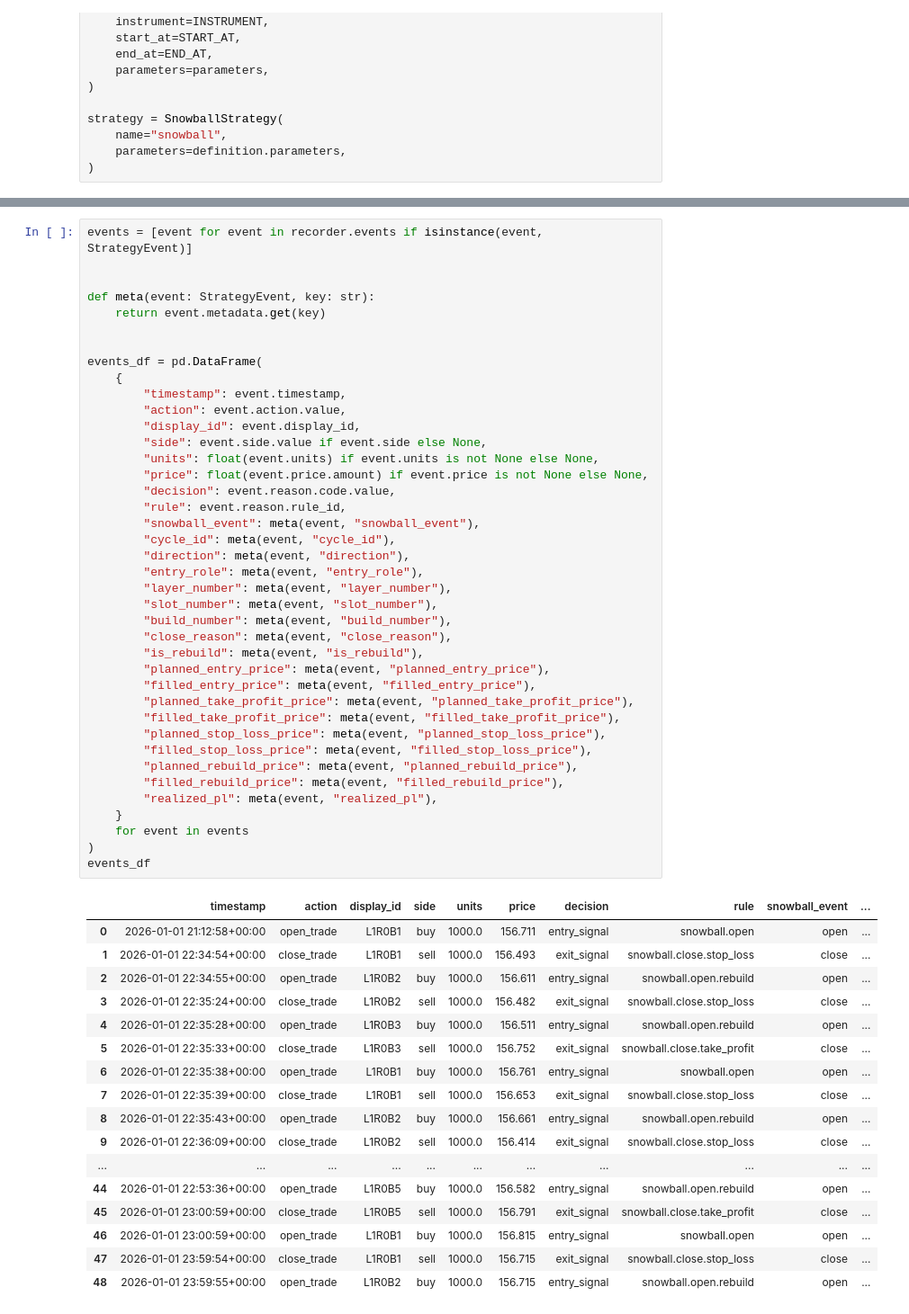
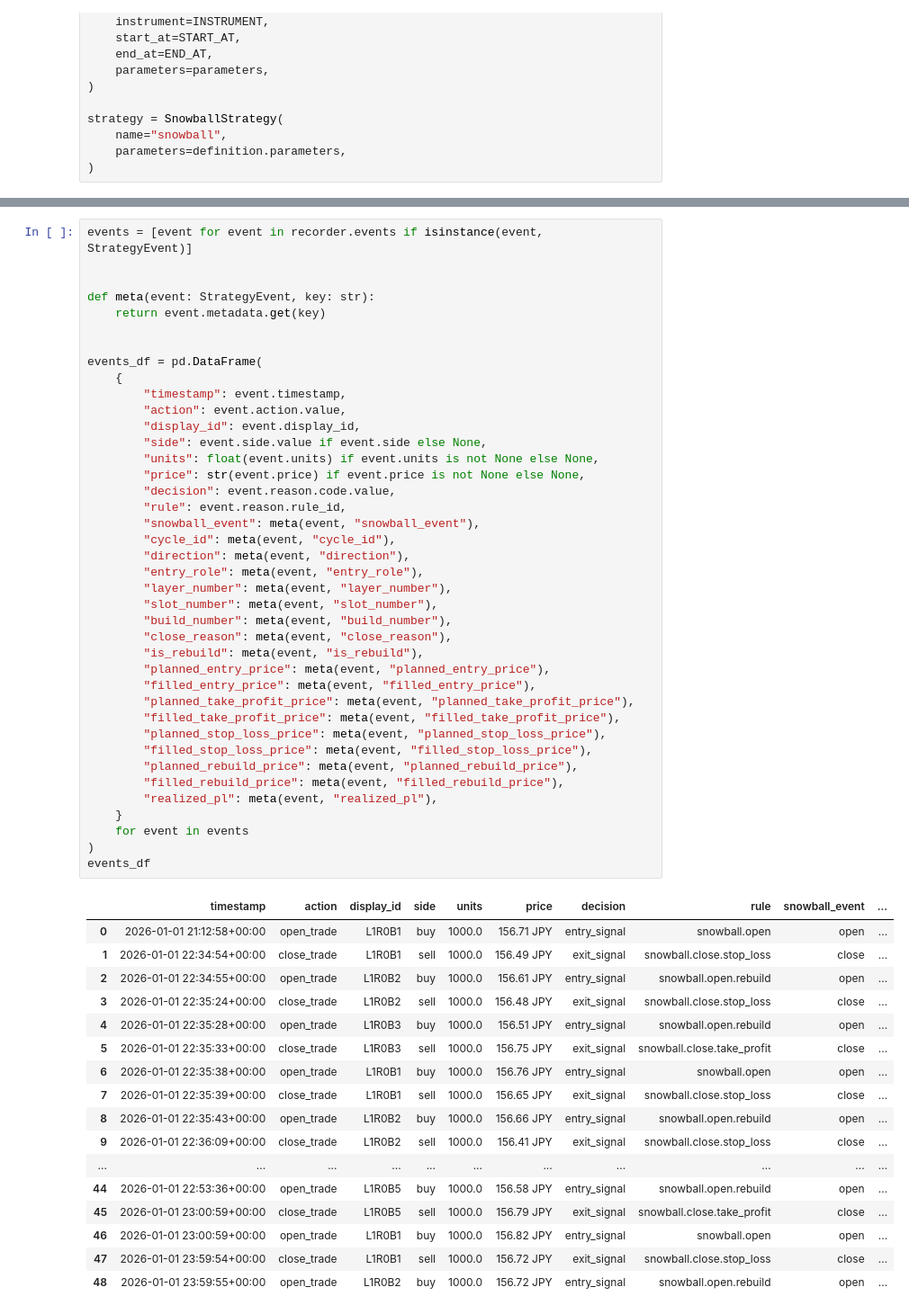
Before and after one commit to yuyash/auto-forex-notebooks, a Jupyter notebook: backtests/snowball.ipynb, the cells around one changed output, grey strips where cells are left out. Shown at 90% size. Drawn from its saved outputs; the diff is of its cells as text.

```diff
--- a/backtests/snowball.ipynb
+++ b/backtests/snowball.ipynb
@@ -95,48 +93,48 @@ events_df = pd.DataFrame(
         "action": event.action.value,
         "display_id": event.display_id,
         "side": event.side.value if event.side else None,
         "units": float(event.units) if event.units is not None else None,
-        "price": float(event.price.amount) if event.price is not None else None,
+        "price": str(event.price) if event.price is not None else None,
         "decision": event.reason.code.value,
         "rule": event.reason.rule_id,
         "snowball_event": meta(event, "snowball_event"),
         "cycle_id": meta(event, "cycle_id"),
         "direction": meta(event, "direction"),
         "entry_role": meta(event, "entry_role"),
         "layer_number": meta(event, "layer_number"),
         "slot_number": meta(event, "slot_number"),
         "build_number": meta(event, "build_number"),
         "close_reason": meta(event, "close_reason"),
         "is_rebuild": meta(event, "is_rebuild"),
         "planned_entry_price": meta(event, "planned_entry_price"),
         "filled_entry_price": meta(event, "filled_entry_price"),
         "planned_take_profit_price": meta(event, "planned_take_profit_price"),
         "filled_take_profit_price": meta(event, "filled_take_profit_price"),
         "planned_stop_loss_price": meta(event, "planned_stop_loss_price"),
         "filled_stop_loss_price": meta(event, "filled_stop_loss_price"),
         "planned_rebuild_price": meta(event, "planned_rebuild_price"),
         "filled_rebuild_price": meta(event, "filled_rebuild_price"),
         "realized_pl": meta(event, "realized_pl"),
     }
     for event in events
 )
 events_df
 # %% [output]
 |  | timestamp | action | display_id | side | units | price | decision | rule | snowball_event | ... |
-| 0 | 2026-01-01 21:12:58+00:00 | open_trade | L1R0B1 | buy | 1000.0 | 156.711 | entry_signal | snowball.open | open | ... |
-| 1 | 2026-01-01 22:34:54+00:00 | close_trade | L1R0B1 | sell | 1000.0 | 156.493 | exit_signal | snowball.close.stop_loss | close | ... |
-| 2 | 2026-01-01 22:34:55+00:00 | open_trade | L1R0B2 | buy | 1000.0 | 156.611 | entry_signal | snowball.open.rebuild | open | ... |
-| 3 | 2026-01-01 22:35:24+00:00 | close_trade | L1R0B2 | sell | 1000.0 | 156.482 | exit_signal | snowball.close.stop_loss | close | ... |
-| 4 | 2026-01-01 22:35:28+00:00 | open_trade | L1R0B3 | buy | 1000.0 | 156.511 | entry_signal | snowball.open.rebuild | open | ... |
-| 5 | 2026-01-01 22:35:33+00:00 | close_trade | L1R0B3 | sell | 1000.0 | 156.752 | exit_signal | snowball.close.take_profit | close | ... |
-| 6 | 2026-01-01 22:35:38+00:00 | open_trade | L1R0B1 | buy | 1000.0 | 156.761 | entry_signal | snowball.open | open | ... |
-| 7 | 2026-01-01 22:35:39+00:00 | close_trade | L1R0B1 | sell | 1000.0 | 156.653 | exit_signal | snowball.close.stop_loss | close | ... |
-| 8 | 2026-01-01 22:35:43+00:00 | open_trade | L1R0B2 | buy | 1000.0 | 156.661 | entry_signal | snowball.open.rebuild | open | ... |
-| 9 | 2026-01-01 22:36:09+00:00 | close_trade | L1R0B2 | sell | 1000.0 | 156.414 | exit_signal | snowball.close.stop_loss | close | ... |
+| 0 | 2026-01-01 21:12:58+00:00 | open_trade | L1R0B1 | buy | 1000.0 | 156.71 JPY | entry_signal | snowball.open | open | ... |
+| 1 | 2026-01-01 22:34:54+00:00 | close_trade | L1R0B1 | sell | 1000.0 | 156.49 JPY | exit_signal | snowball.close.stop_loss | close | ... |
+| 2 | 2026-01-01 22:34:55+00:00 | open_trade | L1R0B2 | buy | 1000.0 | 156.61 JPY | entry_signal | snowball.open.rebuild | open | ... |
+| 3 | 2026-01-01 22:35:24+00:00 | close_trade | L1R0B2 | sell | 1000.0 | 156.48 JPY | exit_signal | snowball.close.stop_loss | close | ... |
+| 4 | 2026-01-01 22:35:28+00:00 | open_trade | L1R0B3 | buy | 1000.0 | 156.51 JPY | entry_signal | snowball.open.rebuild | open | ... |
+| 5 | 2026-01-01 22:35:33+00:00 | close_trade | L1R0B3 | sell | 1000.0 | 156.75 JPY | exit_signal | snowball.close.take_profit | close | ... |
+| 6 | 2026-01-01 22:35:38+00:00 | open_trade | L1R0B1 | buy | 1000.0 | 156.76 JPY | entry_signal | snowball.open | open | ... |
+| 7 | 2026-01-01 22:35:39+00:00 | close_trade | L1R0B1 | sell | 1000.0 | 156.65 JPY | exit_signal | snowball.close.stop_loss | close | ... |
+| 8 | 2026-01-01 22:35:43+00:00 | open_trade | L1R0B2 | buy | 1000.0 | 156.66 JPY | entry_signal | snowball.open.rebuild | open | ... |
+| 9 | 2026-01-01 22:36:09+00:00 | close_trade | L1R0B2 | sell | 1000.0 | 156.41 JPY | exit_signal | snowball.close.stop_loss | close | ... |
 | ... | ... | ... | ... | ... | ... | ... | ... | ... | ... | ... |
-| 44 | 2026-01-01 22:53:36+00:00 | open_trade | L1R0B5 | buy | 1000.0 | 156.582 | entry_signal | snowball.open.rebuild | open | ... |
-| 45 | 2026-01-01 23:00:59+00:00 | close_trade | L1R0B5 | sell | 1000.0 | 156.791 | exit_signal | snowball.close.take_profit | close | ... |
-| 46 | 2026-01-01 23:00:59+00:00 | open_trade | L1R0B1 | buy | 1000.0 | 156.815 | entry_signal | snowball.open | open | ... |
-| 47 | 2026-01-01 23:59:54+00:00 | close_trade | L1R0B1 | sell | 1000.0 | 156.715 | exit_signal | snowball.close.stop_loss | close | ... |
-| 48 | 2026-01-01 23:59:55+00:00 | open_trade | L1R0B2 | buy | 1000.0 | 156.715 | entry_signal | snowball.open.rebuild | open | ... |
+| 44 | 2026-01-01 22:53:36+00:00 | open_trade | L1R0B5 | buy | 1000.0 | 156.58 JPY | entry_signal | snowball.open.rebuild | open | ... |
+| 45 | 2026-01-01 23:00:59+00:00 | close_trade | L1R0B5 | sell | 1000.0 | 156.79 JPY | exit_signal | snowball.close.take_profit | close | ... |
+| 46 | 2026-01-01 23:00:59+00:00 | open_trade | L1R0B1 | buy | 1000.0 | 156.82 JPY | entry_signal | snowball.open | open | ... |
+| 47 | 2026-01-01 23:59:54+00:00 | close_trade | L1R0B1 | sell | 1000.0 | 156.72 JPY | exit_signal | snowball.close.stop_loss | close | ... |
+| 48 | 2026-01-01 23:59:55+00:00 | open_trade | L1R0B2 | buy | 1000.0 | 156.72 JPY | entry_signal | snowball.open.rebuild | open | ... |
 49 rows × 26 columns
```
Also changed, not shown: parts of 2 cells of this notebook, 1 other file.
